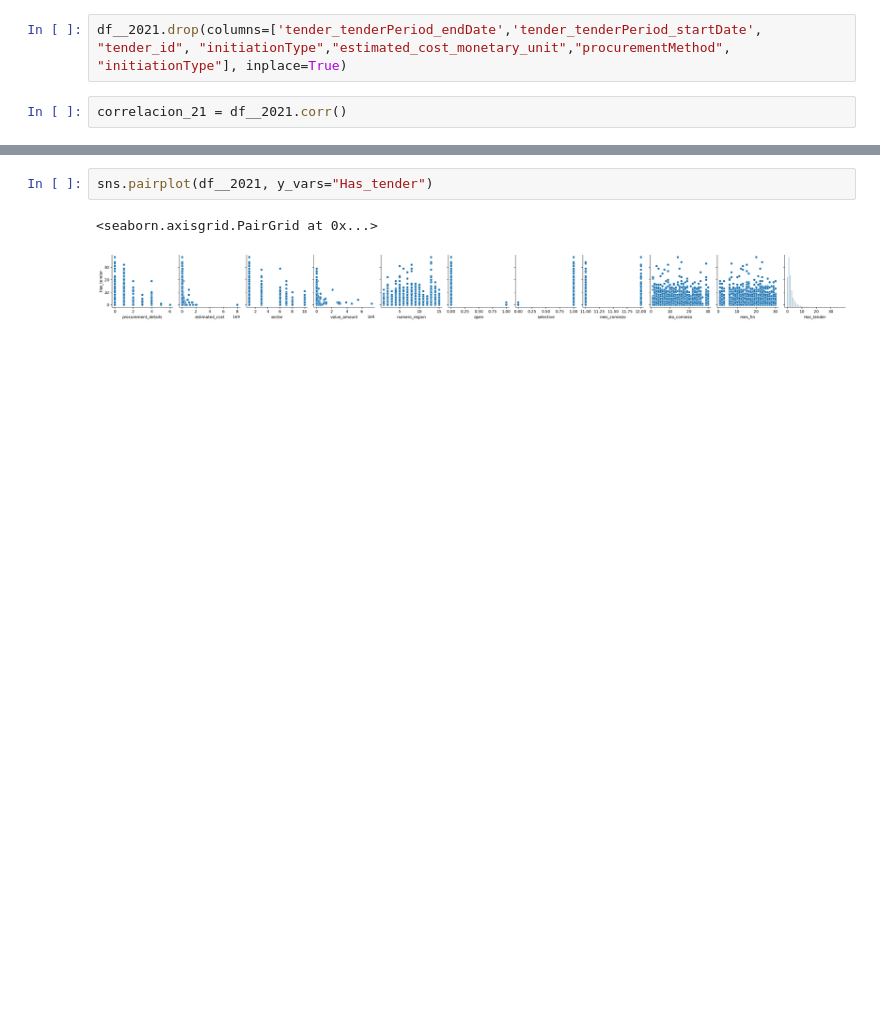
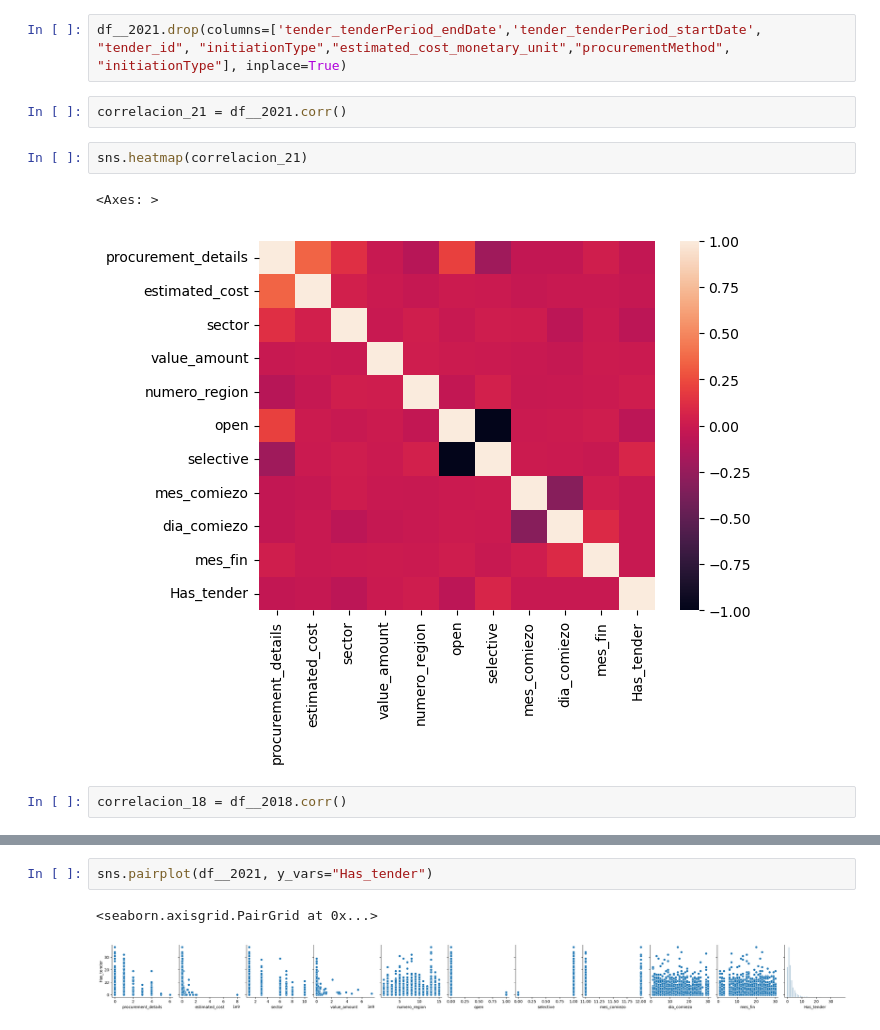
Before and after one commit to Camila-Rojas-05/Proyecto-IMT-2200-1-Grupo-14, a Jupyter notebook: Analisis_Respuestas.ipynb, the cells around one changed output, grey strips where cells are left out. Drawn from its saved outputs; the diff is of its cells as text; blank space fills up the shorter version.

```diff
--- a/Analisis_Respuestas.ipynb
+++ b/Analisis_Respuestas.ipynb
@@ -349,3 +342,10 @@ df__2021.head()
 df__2021.drop(columns=['tender_tenderPeriod_endDate','tender_tenderPeriod_startDate', "tender_id", "initiationType","estimated_cost_monetary_unit","procurementMethod", "initiationType"], inplace=True)
 # %%
 correlacion_21 = df__2021.corr()
+# %%
+sns.heatmap(correlacion_21)
+# %% [output]
+<Axes: >
+[figure, added]
+# %%
+correlacion_18 = df__2018.corr()
```
Also changed, not shown: parts of 22 cells of this notebook.
